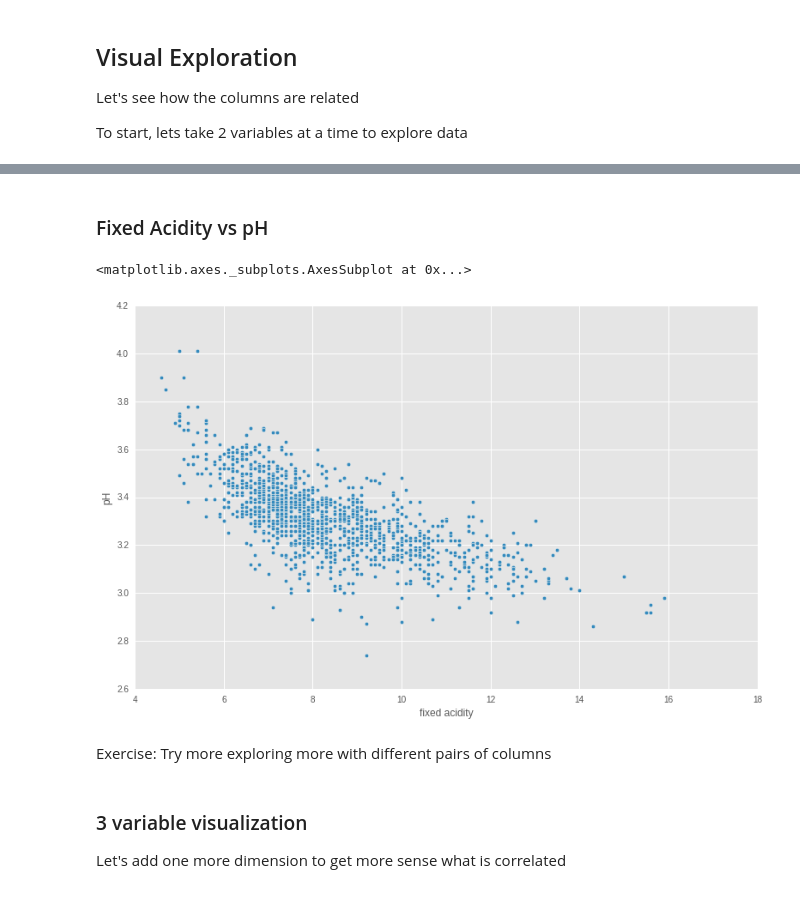
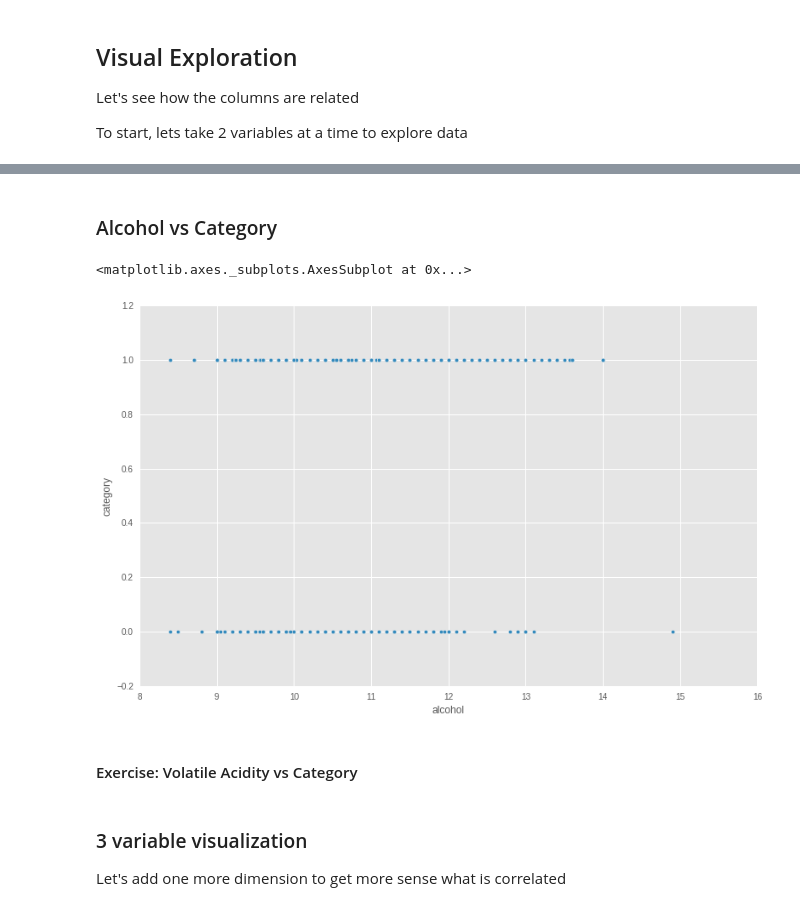
Before and after one commit to ababook/intro-python-data-science, a Jupyter notebook: wine/wine-selection.ipynb, the cells around one changed output, grey strips where cells are left out. Drawn from its saved outputs; the diff is of its cells as text; code cells hidden in the pictures.

```diff
--- a/wine/wine-selection.ipynb
+++ b/wine/wine-selection.ipynb
@@ -61,12 +98,12 @@ To start, lets take 2 variables at a time to explore data
+# %% [markdown]
+### Alcohol vs Category
+# %%
+df.plot(x="alcohol", y="category", kind="scatter")
+# %% [output]
+<matplotlib.axes._subplots.AxesSubplot at 0x...>
+[figure, added]
 # %% [markdown]
-### Fixed Acidity vs pH
+#### Exercise: Volatile Acidity vs Category
-# %%
-df.plot(x="fixed acidity", y="pH", kind="scatter")
-# %% [output]
-<matplotlib.axes._subplots.AxesSubplot at 0x...>
-[figure, removed]
-# %% [markdown]
-Exercise: Try more exploring more with different pairs of columns
 # %% [markdown]
 ### 3 variable visualization
 Let's add one more dimension to get more sense what is correlated
```
Also changed, not shown: parts of 35 cells of this notebook.
